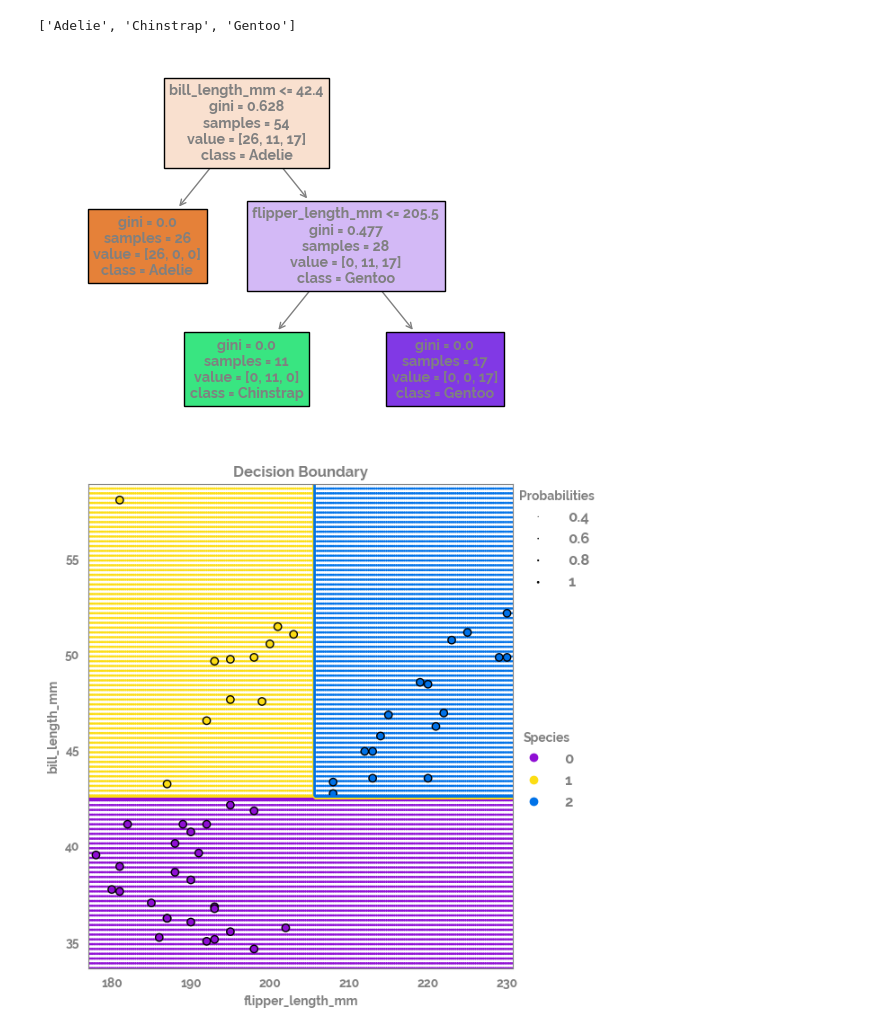
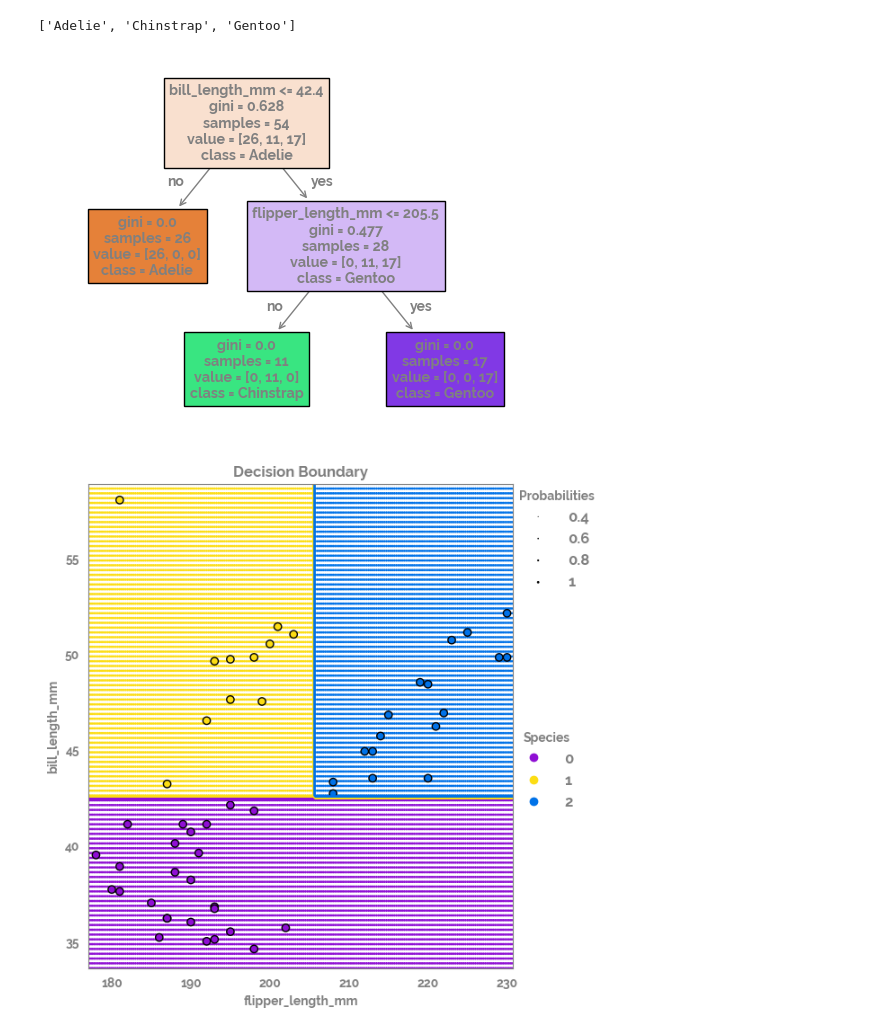
Before and after one commit to Citizen-Shield/multi-method-protective-behaviour, a Jupyter notebook: understanding_SHAP.ipynb, the cells around one changed output. Cells and saved outputs as stored; diff of their text form; code cells hidden in the pictures.

Commit message:
updating the tree plot of the decision tree with yes and no labels

```diff
--- a/understanding_SHAP.ipynb
+++ b/understanding_SHAP.ipynb
@@ -107,11 +107,15 @@ class_names_list = df[[outcome, f"{outcome}_int"]].drop_duplicates().sort_values
 class_names_list
 # %% [output]
 ['Adelie', 'Chinstrap', 'Gentoo']
-# %%
-_ = plot_tree(tree_model, filled=True, class_names=class_names_list,
-              feature_names=feature_list, label="all", node_ids=False)
-# %% [output]
-[figure, removed]
+# %%
+_ = plot_tree(tree_model, filled=True, class_names=class_names_list,
+              feature_names=feature_list, label="all", node_ids=False)
+_ = plt.text(s="yes", x=0.53, y=0.665)
+_ = plt.text(s="no", x=0.24, y=0.665)
+_ = plt.text(s="yes", x=0.73, y=0.325)
+_ = plt.text(s="no", x=0.44, y=0.325)
+# %% [output]
+[figure, added]
 # %%
 _ = plot_decision_boundary(X=X_train, y=y_train, clf=tree_model,
                            title='Decision Boundary',
```
Also changed, not shown: parts of 2 cells of this notebook, 1 other file.
